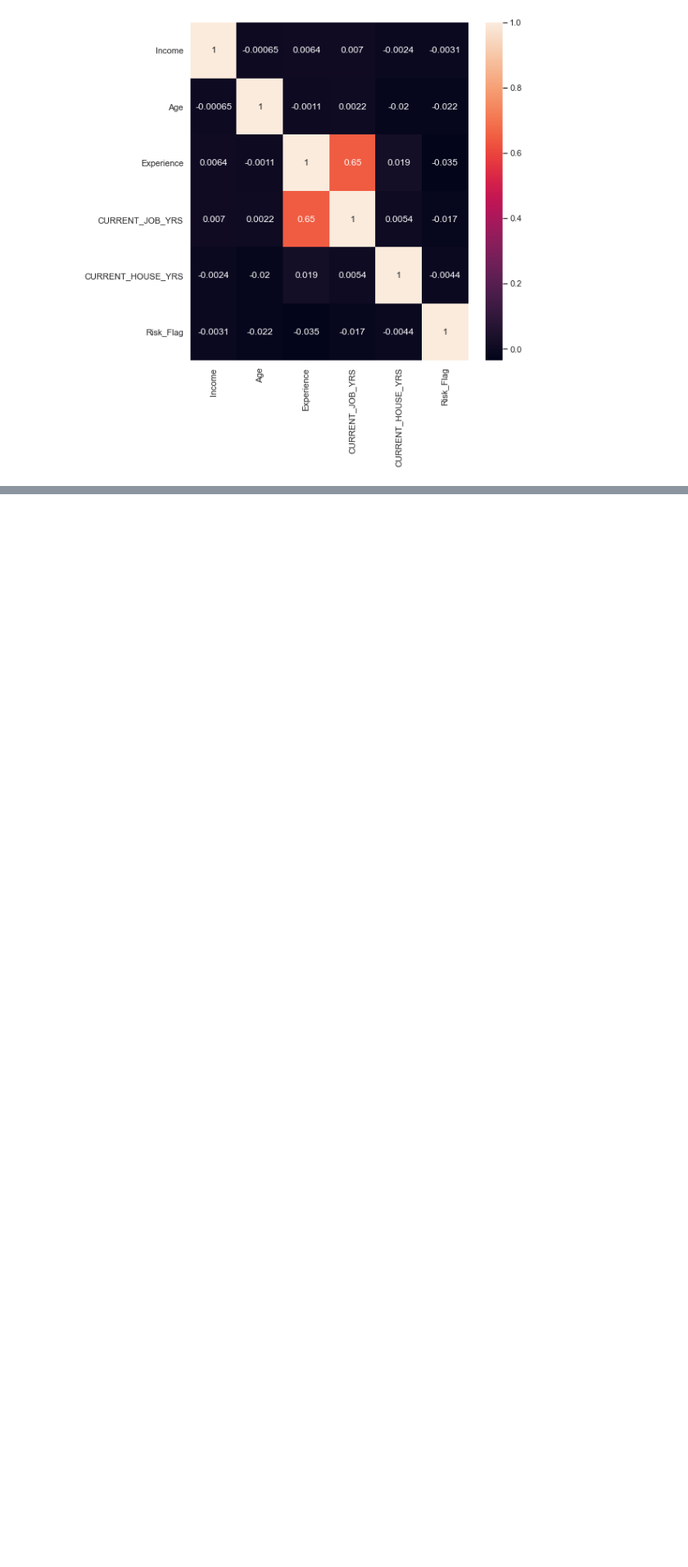
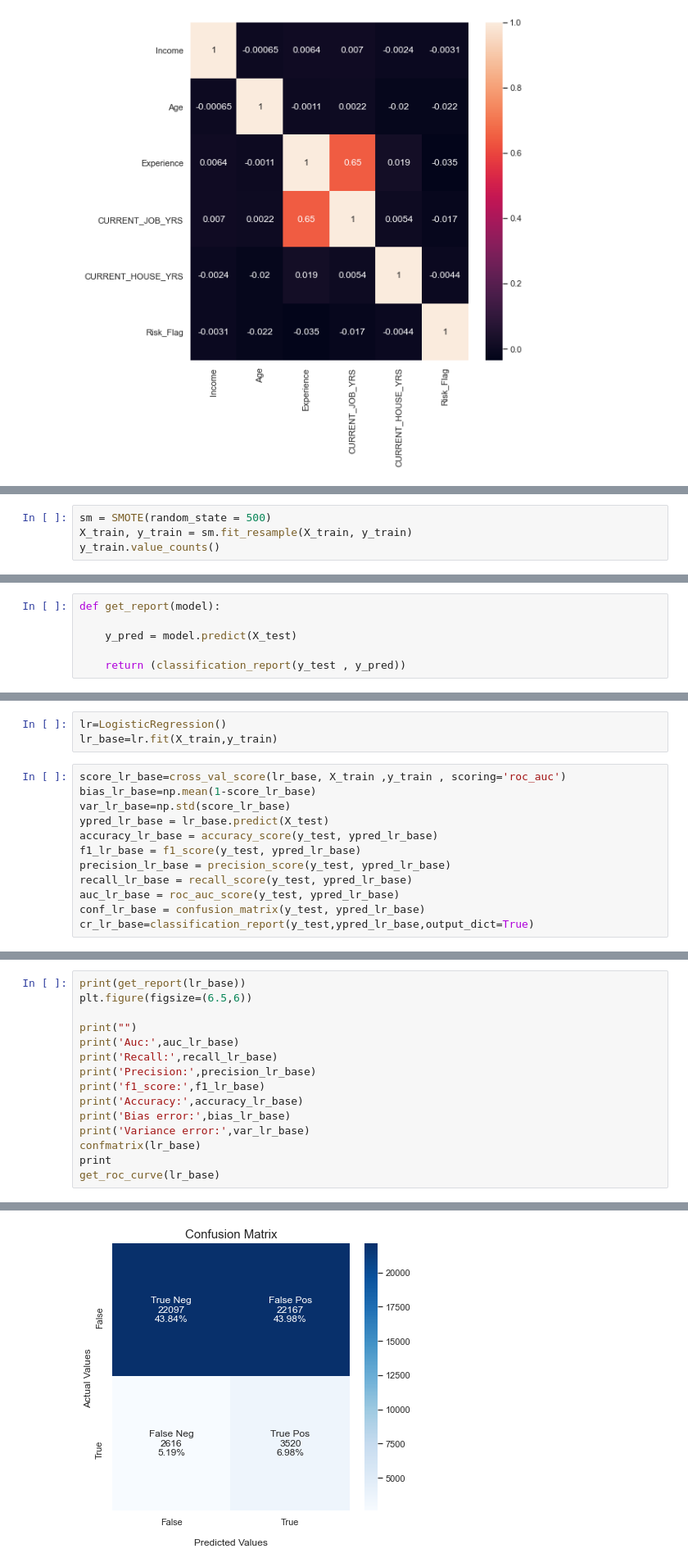
Before and after one commit to jaiatluri/GL_Capstone, a Jupyter notebook: Capstone_Github.ipynb, the cells around one changed output, grey strips where cells are left out. Shown at 82% size. Drawn from its saved outputs; the diff is of its cells as text; blank space fills up the shorter version.

```diff
--- a/Capstone_Github.ipynb
+++ b/Capstone_Github.ipynb
@@ -477,0 +664,4 @@ plt.show()
+# %%
+sm = SMOTE(random_state = 500)
+X_train, y_train = sm.fit_resample(X_train, y_train)
+y_train.value_counts()
@@ -477,0 +745,6 @@ plt.show()
+# %%
+def get_report(model):
+
+    y_pred = model.predict(X_test)
+
+    return (classification_report(y_test , y_pred))
@@ -477,0 +805,15 @@ plt.show()
+# %%
+lr=LogisticRegression()
+lr_base=lr.fit(X_train,y_train)
+# %%
+score_lr_base=cross_val_score(lr_base, X_train ,y_train , scoring='roc_auc')
+bias_lr_base=np.mean(1-score_lr_base)
+var_lr_base=np.std(score_lr_base)
+ypred_lr_base = lr_base.predict(X_test)
+accuracy_lr_base = accuracy_score(y_test, ypred_lr_base)
+f1_lr_base = f1_score(y_test, ypred_lr_base)
+precision_lr_base = precision_score(y_test, ypred_lr_base)
+recall_lr_base = recall_score(y_test, ypred_lr_base)
+auc_lr_base = roc_auc_score(y_test, ypred_lr_base)
+conf_lr_base = confusion_matrix(y_test, ypred_lr_base)
+cr_lr_base=classification_report(y_test,ypred_lr_base,output_dict=True)
@@ -477,0 +822,16 @@ plt.show()
+# %%
+print(get_report(lr_base))
+plt.figure(figsize=(6.5,6))
+
+print("")
+print('Auc:',auc_lr_base)
+print('Recall:',recall_lr_base)
+print('Precision:',precision_lr_base)
+print('f1_score:',f1_lr_base)
+print('Accuracy:',accuracy_lr_base)
+print('Bias error:',bias_lr_base)
+print('Variance error:',var_lr_base)
+confmatrix(lr_base)
+print
+get_roc_curve(lr_base)
+# %% [output]
@@ -477,0 +855 @@ plt.show()
+[figure, added]
```
Also changed, not shown: parts of 153 cells of this notebook.
